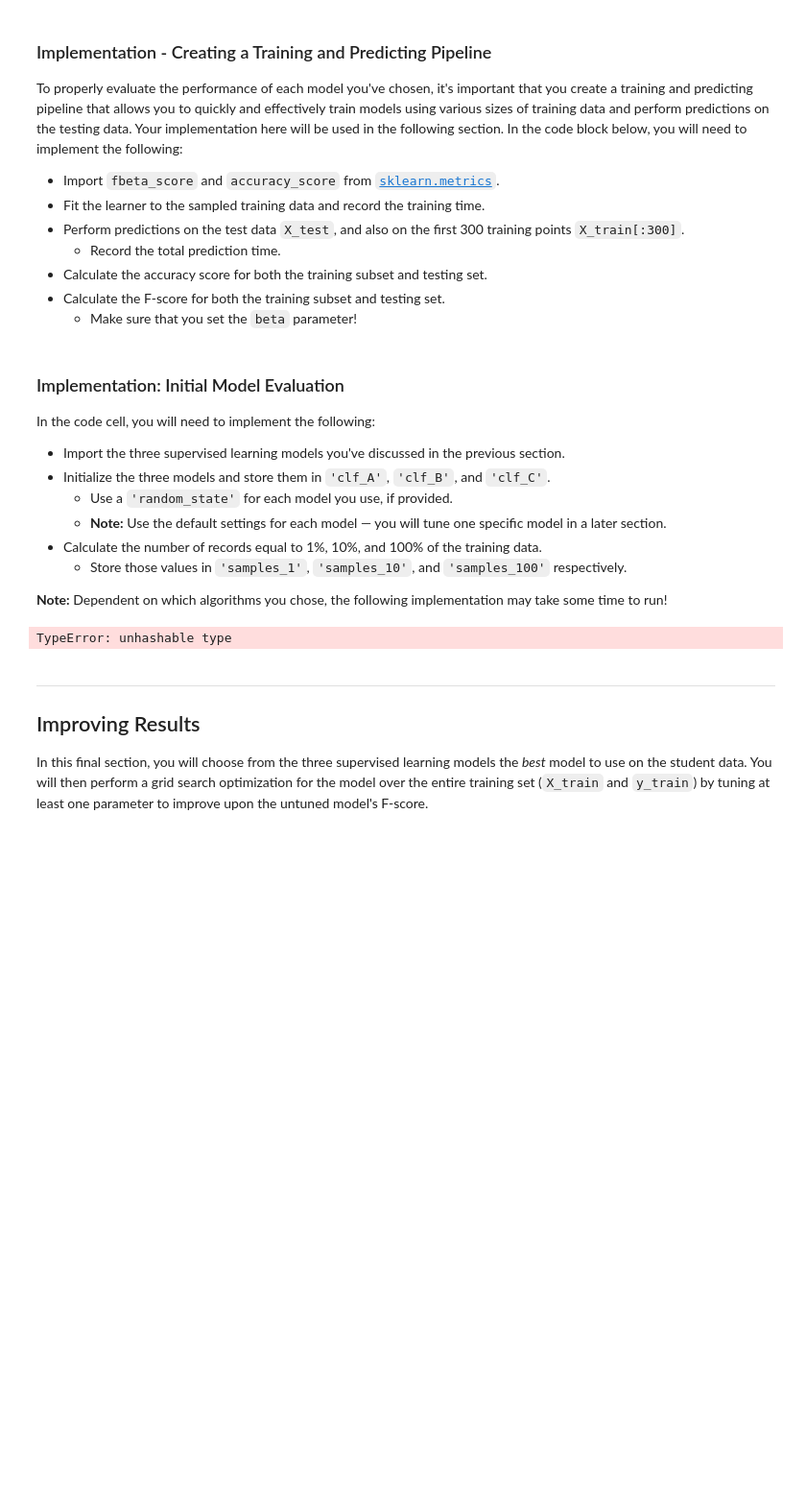
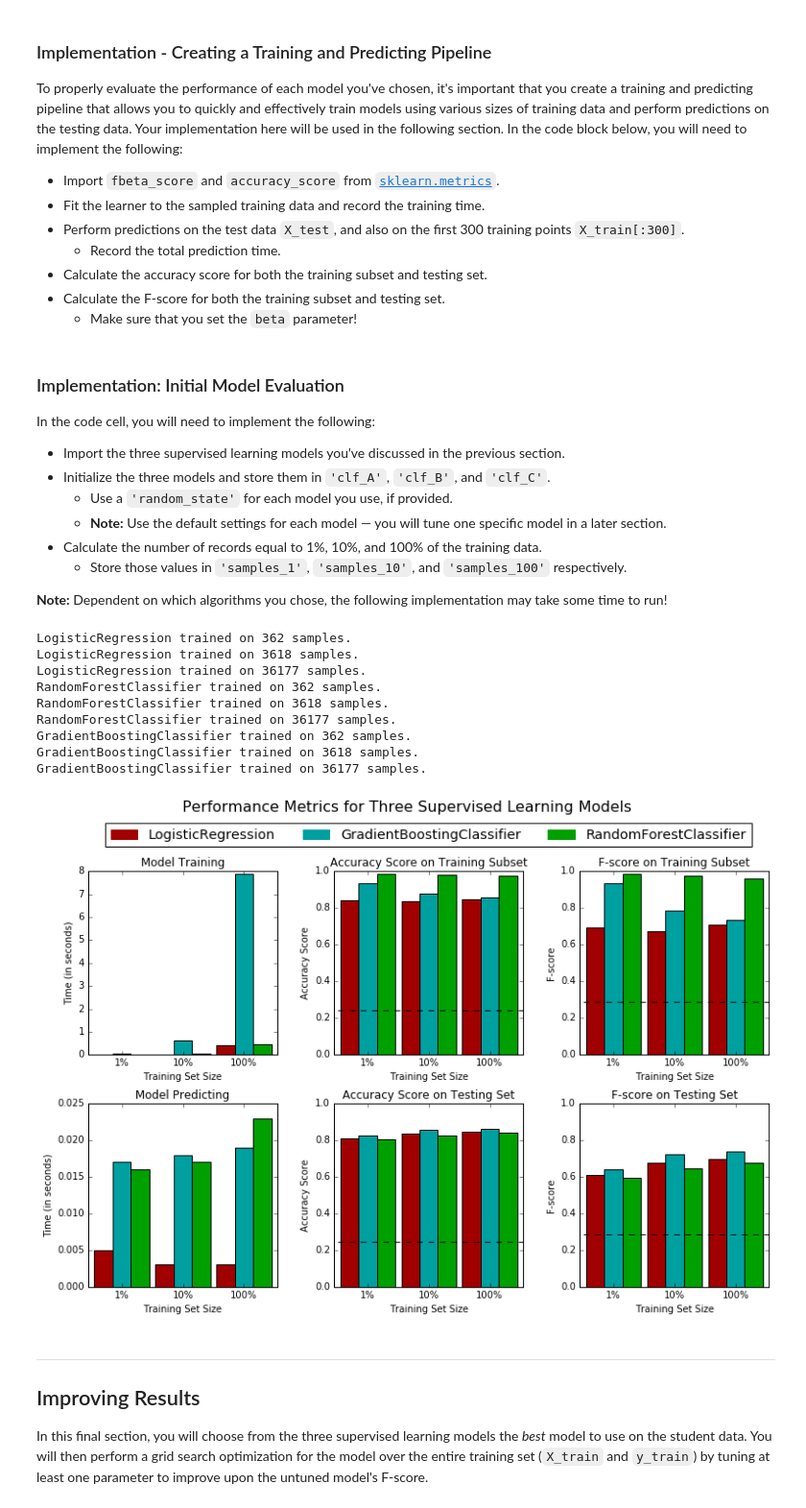
Before and after one commit to georgeliu1998/MLND, a Jupyter notebook: P2-charity-ml/finding_donors.ipynb, the cells around one changed output. Shown: that part at 96% size. Drawn from its saved outputs; the diff is of its cells as text; code cells hidden in the pictures; blank space fills up the shorter version.

```diff
--- a/P2-charity-ml/finding_donors.ipynb
+++ b/P2-charity-ml/finding_donors.ipynb
@@ -251,7 +254,7 @@ def train_predict(learner, sample_size, X_train, y_train, X_test, y_test):
 
     # TODO: Fit the learner to the training data using slicing with 'sample_size'
     start = time() # Get start time
-    learner.fit(X_train[:sample_size, :], y_train[:sample_size])
+    learner.fit(X_train.iloc[:sample_size,:], y_train.iloc[:sample_size])
     end = time() # Get end time
 
     # TODO: Calculate the training time
@@ -261,20 +264,20 @@ def train_predict(learner, sample_size, X_train, y_train, X_test, y_test):
     #       then get predictions on the first 300 training samples
     start = time() # Get start time
     predictions_test = learner.predict(X_test)
-    predictions_train = learner.predict(X_train[:300, :])
+    predictions_train = learner.predict(X_train.iloc[:300,:])
     end = time() # Get end time
 
     # TODO: Calculate the total prediction time
     results['pred_time'] = end - start
 
     # TODO: Compute accuracy on the first 300 training samples
-    results['acc_train'] = accuracy_score(y_train, predictions_train)
+    results['acc_train'] = accuracy_score(y_train.iloc[:300], predictions_train)
 
     # TODO: Compute accuracy on test set
     results['acc_test'] = accuracy_score(y_test, predictions_test)
 
     # TODO: Compute F-score on the the first 300 training samples
-    results['f_train'] = fbeta_score(y_train, predictions_train, beta=0.5)
+    results['f_train'] = fbeta_score(y_train.iloc[:300], predictions_train, beta=0.5)
 
     # TODO: Compute F-score on the test set
     results['f_test'] = fbeta_score(y_test, predictions_test, beta=0.5)
@@ -298,32 +301,40 @@ In the code cell, you will need to implement the following:
 # %%
 # TODO: Import the three supervised learning models from sklearn
 from sklearn.linear_model import LogisticRegression
 from sklearn.ensemble import RandomForestClassifier
 from sklearn.ensemble import GradientBoostingClassifier
 
 # TODO: Initialize the three models
 clf_A = LogisticRegression(random_state=888)
 clf_B = RandomForestClassifier(random_state=888)
 clf_C = GradientBoostingClassifier(random_state=888)
 
 # TODO: Calculate the number of samples for 1%, 10%, and 100% of the training data
-samples_1 = round(X_train.shape[0] * .01)
-samples_10 = round(X_train.shape[0] * .1)
+samples_1 = int(round(X_train.shape[0] * .01))
+samples_10 = int(round(X_train.shape[0] * .1))
 samples_100 = X_train.shape[0]
 
 # Collect results on the learners
 results = {}
 for clf in [clf_A, clf_B, clf_C]:
     clf_name = clf.__class__.__name__
     results[clf_name] = {}
     for i, samples in enumerate([samples_1, samples_10, samples_100]):
-        results[clf_name][i] = \
-        train_predict(clf, samples, X_train, y_train, X_test, y_test)
+        results[clf_name][i] = train_predict(clf, samples, X_train, y_train, X_test, y_test)
 
 # Run metrics visualization for the three supervised learning models chosen
 vs.evaluate(results, accuracy, fscore)
 # %% [output]
-TypeError: unhashable type
+LogisticRegression trained on 362 samples.
+LogisticRegression trained on 3618 samples.
+LogisticRegression trained on 36177 samples.
+RandomForestClassifier trained on 362 samples.
+RandomForestClassifier trained on 3618 samples.
+RandomForestClassifier trained on 36177 samples.
+GradientBoostingClassifier trained on 362 samples.
+GradientBoostingClassifier trained on 3618 samples.
+GradientBoostingClassifier trained on 36177 samples.
+[figure, added]
 # %% [markdown]
 ----
 ## Improving Results
```
Also changed, not shown: parts of 1 cell of this notebook.
